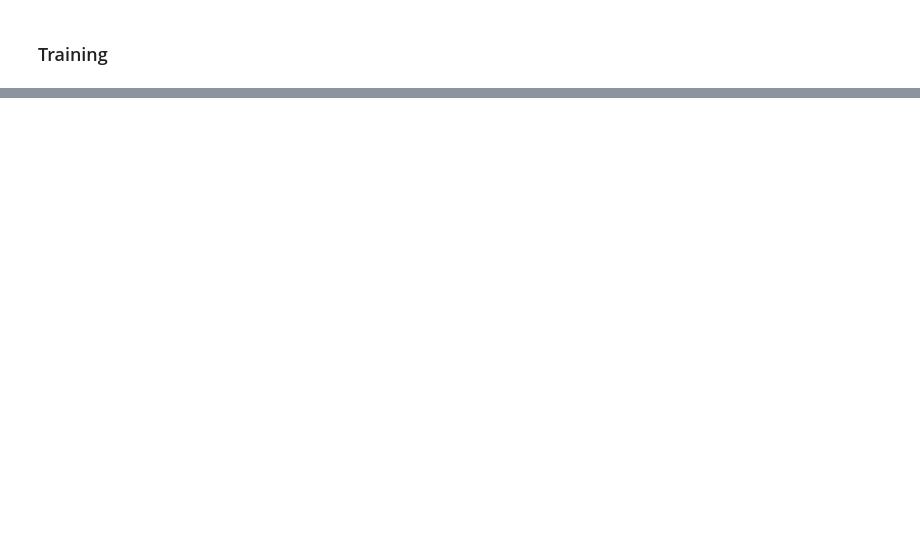
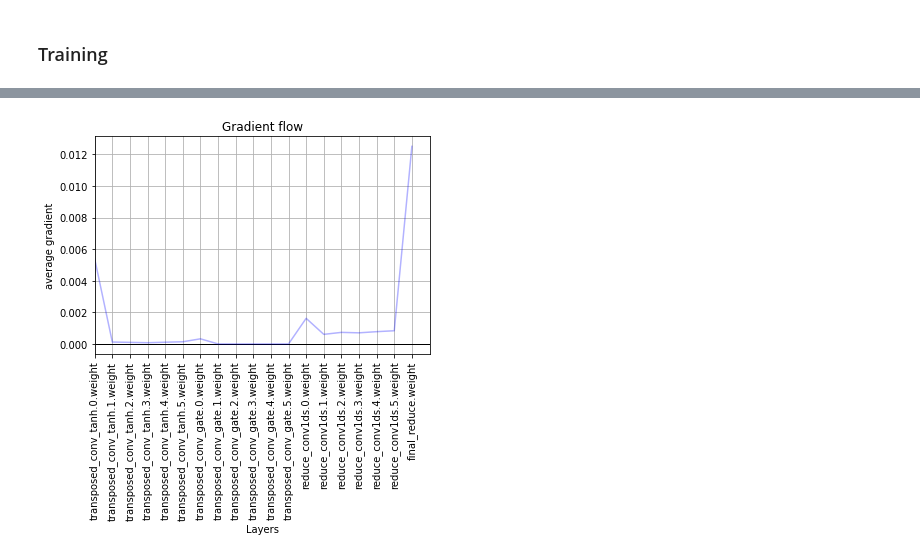
Before and after one commit to Studienarbeit-Konrad-Hendrik/ConditionalWaveNetModel, a Jupyter notebook: WaveCnn.ipynb, the cells around one changed output, grey strips where cells are left out. Drawn from its saved outputs; the diff is of its cells as text; code cells hidden in the pictures; blank space fills up the shorter version.

```diff
--- a/WaveCnn.ipynb
+++ b/WaveCnn.ipynb
@@ -81,2 +114,4 @@ model = cw.ConditionalWaveNet(has_local_cond=False, has_global_cond=False).to(de
+# %%
+upsampler = ups.Upsampler(kernel_size=32, layers=5).to(device)
 # %% [markdown]
 ### Training
@@ -128,0 +211,4 @@ for e in range(epochs):
+# %%
+plot_grad_flow(upsampler.named_parameters())
+# %% [output]
+[figure, added]
```
Also changed, not shown: parts of 50 cells of this notebook, 5 other files.
